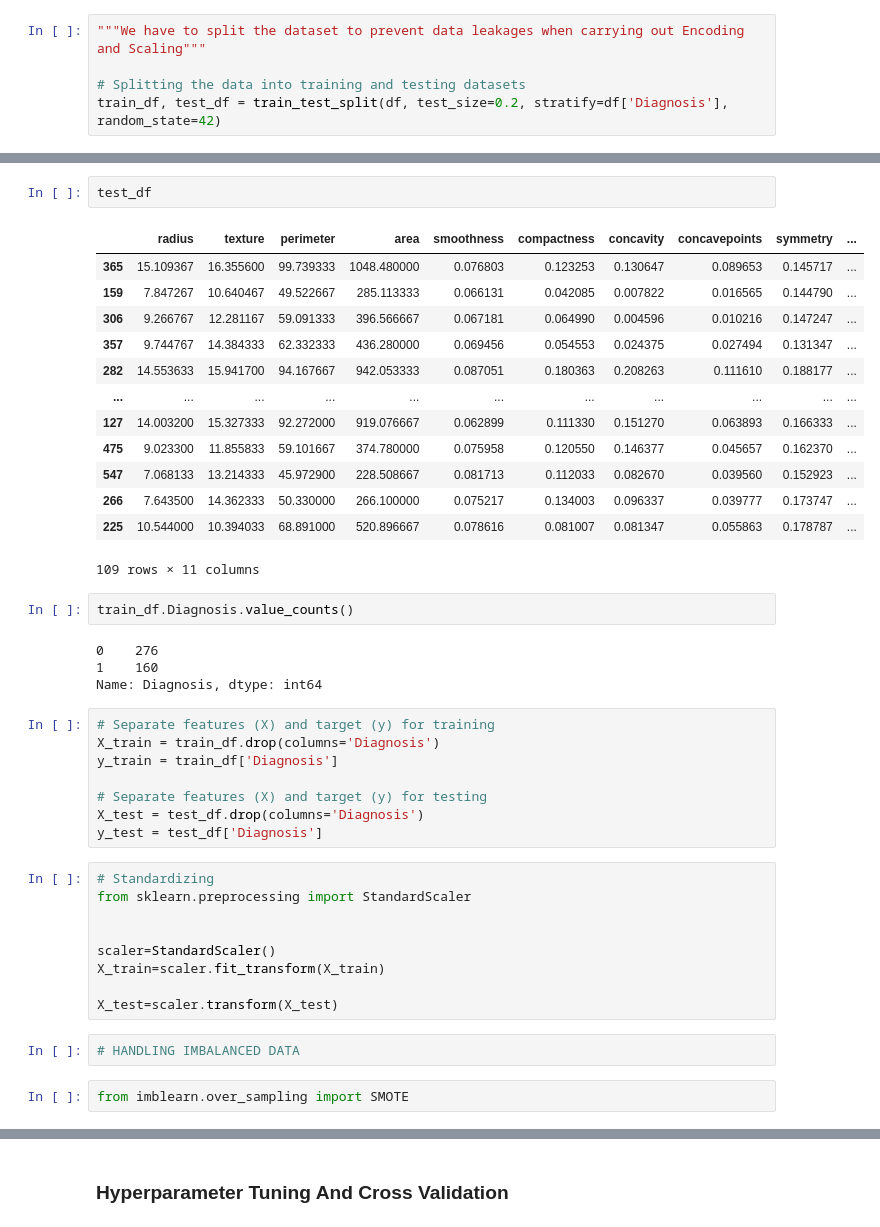
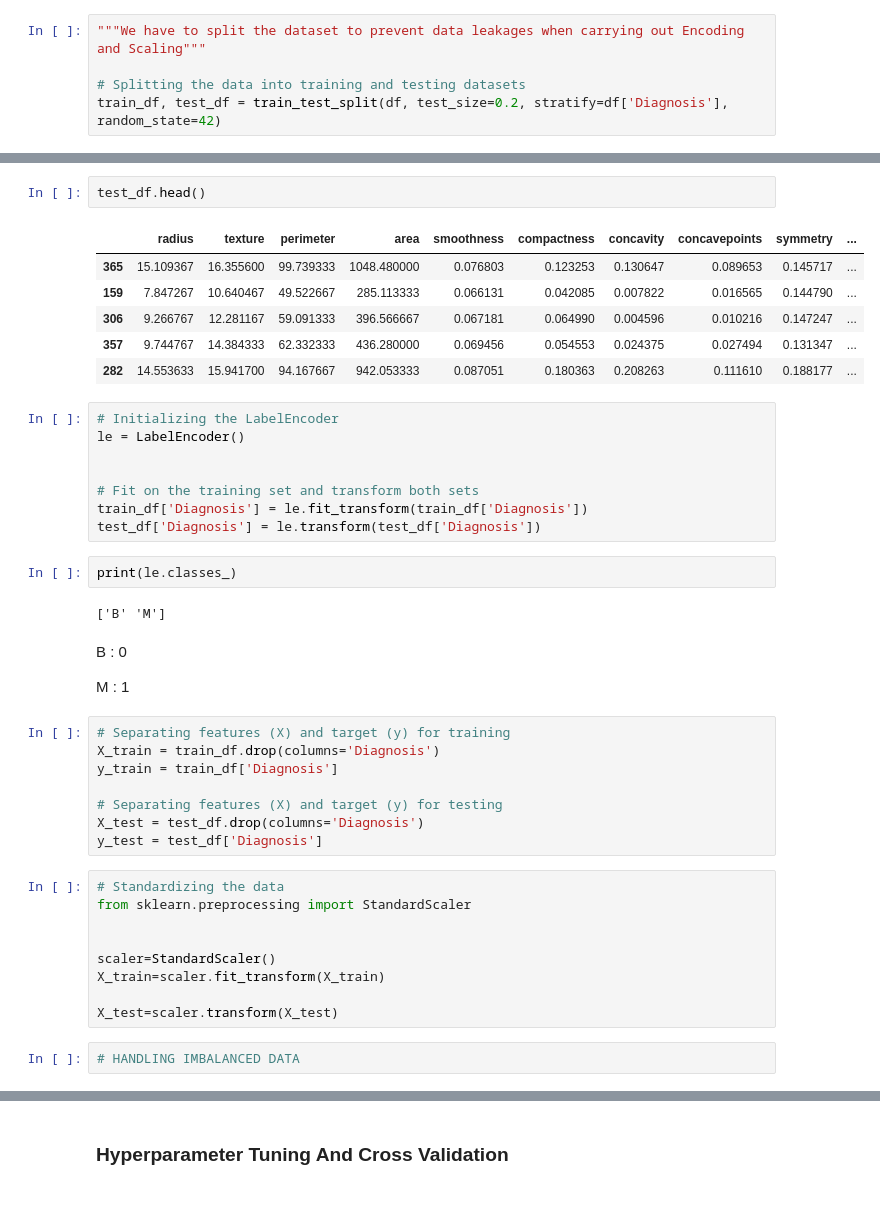
Before and after one commit to Niklauzi/Machine-Learning-Projects, a Jupyter notebook: Health Domain/Breast Cancer Wisconsin (Diagnostic)/Breast Cancer Wisconsin (Diagnostic).ipynb, the cells around one changed output, grey strips where cells are left out. Cells and saved outputs as stored; diff of their text form; blank space fills up the shorter version.

```diff
--- a/Health Domain/Breast Cancer Wisconsin (Diagnostic)/Breast Cancer Wisconsin (Diagnostic).ipynb
+++ b/Health Domain/Breast Cancer Wisconsin (Diagnostic)/Breast Cancer Wisconsin (Diagnostic).ipynb
@@ -418,35 +373,38 @@ train_df
 # %%
-test_df
+test_df.head()
 # %% [output]
 |  | radius | texture | perimeter | area | smoothness | compactness | concavity | concavepoints | symmetry | ... |
 | 365 | 15.109367 | 16.355600 | 99.739333 | 1048.480000 | 0.076803 | 0.123253 | 0.130647 | 0.089653 | 0.145717 | ... |
 | 159 | 7.847267 | 10.640467 | 49.522667 | 285.113333 | 0.066131 | 0.042085 | 0.007822 | 0.016565 | 0.144790 | ... |
 | 306 | 9.266767 | 12.281167 | 59.091333 | 396.566667 | 0.067181 | 0.064990 | 0.004596 | 0.010216 | 0.147247 | ... |
 | 357 | 9.744767 | 14.384333 | 62.332333 | 436.280000 | 0.069456 | 0.054553 | 0.024375 | 0.027494 | 0.131347 | ... |
 | 282 | 14.553633 | 15.941700 | 94.167667 | 942.053333 | 0.087051 | 0.180363 | 0.208263 | 0.111610 | 0.188177 | ... |
-| ... | ... | ... | ... | ... | ... | ... | ... | ... | ... | ... |
-| 127 | 14.003200 | 15.327333 | 92.272000 | 919.076667 | 0.062899 | 0.111330 | 0.151270 | 0.063893 | 0.166333 | ... |
-| 475 | 9.023300 | 11.855833 | 59.101667 | 374.780000 | 0.075958 | 0.120550 | 0.146377 | 0.045657 | 0.162370 | ... |
-| 547 | 7.068133 | 13.214333 | 45.972900 | 228.508667 | 0.081713 | 0.112033 | 0.082670 | 0.039560 | 0.152923 | ... |
-| 266 | 7.643500 | 14.362333 | 50.330000 | 266.100000 | 0.075217 | 0.134003 | 0.096337 | 0.039777 | 0.173747 | ... |
-| 225 | 10.544000 | 10.394033 | 68.891000 | 520.896667 | 0.078616 | 0.081007 | 0.081347 | 0.055863 | 0.178787 | ... |
-109 rows × 11 columns
-# %%
-train_df.Diagnosis.value_counts()
-# %% [output]
-0    276
-1    160
-Name: Diagnosis, dtype: int64
+# %%
+# Initializing the LabelEncoder
+le = LabelEncoder()
+
+
+# Fit on the training set and transform both sets
+train_df['Diagnosis'] = le.fit_transform(train_df['Diagnosis'])
+test_df['Diagnosis'] = le.transform(test_df['Diagnosis'])
+# %%
+print(le.classes_)
+# %% [output]
+['B' 'M']
+# %% [markdown]
+B : 0
+
+M : 1
 # %%
-# Separate features (X) and target (y) for training
+# Separating features (X) and target (y) for training
 X_train = train_df.drop(columns='Diagnosis')
 y_train = train_df['Diagnosis']
 
-# Separate features (X) and target (y) for testing
+# Separating features (X) and target (y) for testing
 X_test = test_df.drop(columns='Diagnosis')
 y_test = test_df['Diagnosis']
 # %%
-# Standardizing
+# Standardizing the data
 from sklearn.preprocessing import StandardScaler
 
 
@@ -456,5 +414,3 @@ X_train=scaler.fit_transform(X_train)
 X_test=scaler.transform(X_test)
 # %%
 # HANDLING IMBALANCED DATA
-# %%
-from imblearn.over_sampling import SMOTE
```
Also changed, not shown: parts of 63 cells of this notebook.
